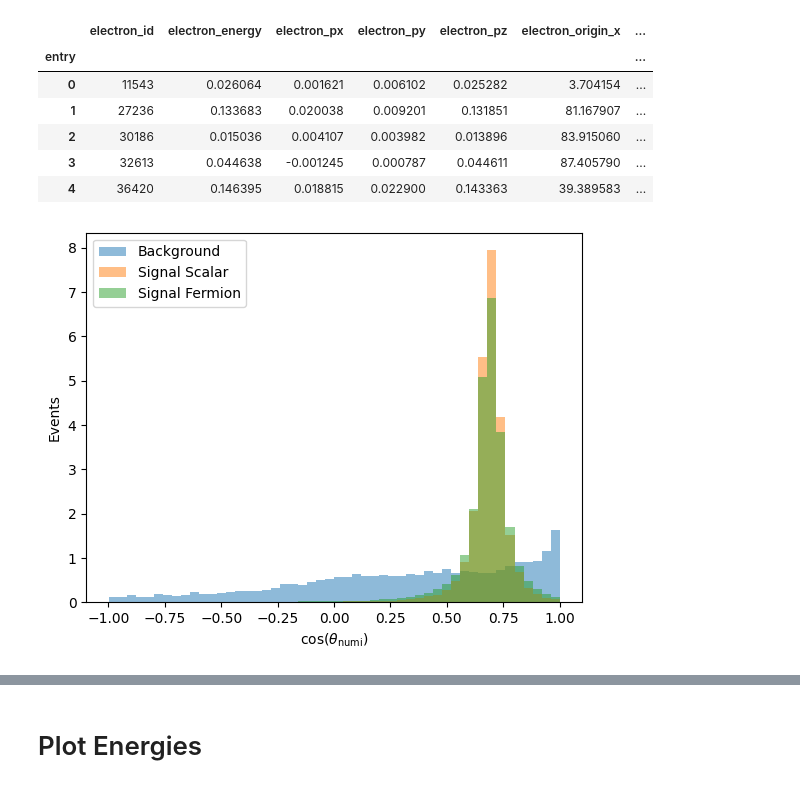
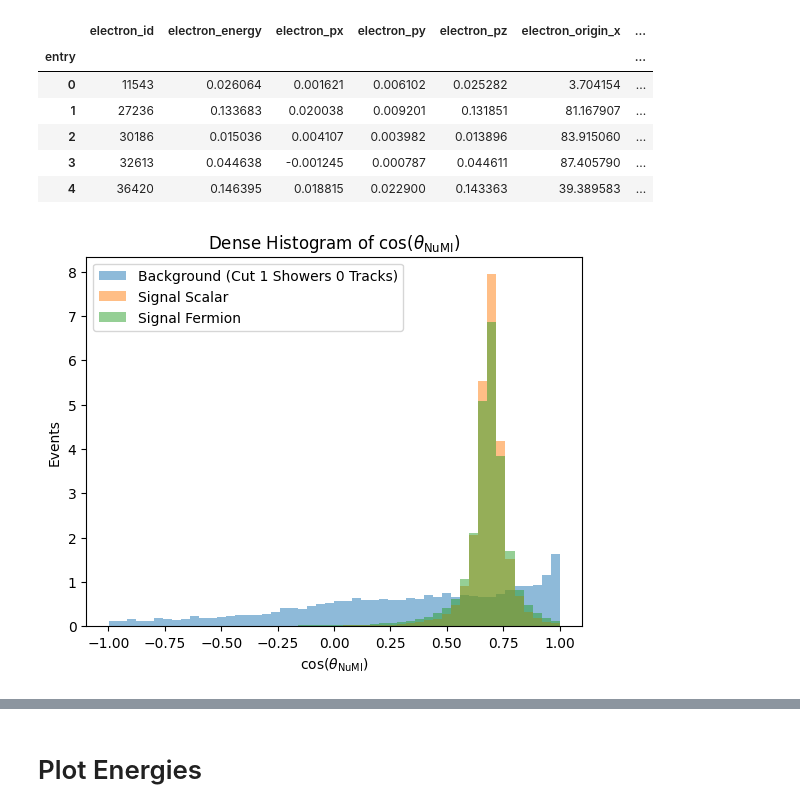
Before and after one commit to amh-137/DarkElectronScatter, a Jupyter notebook: notebooks/background.ipynb, the cells around one changed output, grey strips where cells are left out. Saved outputs shown, nothing was run; the diff lists cells and outputs as text; code cells hidden in the pictures.

Commit message:
Better titles, savefig costhetanumi

```diff
--- a/notebooks/background.ipynb
+++ b/notebooks/background.ipynb
@@ -154,19 +154,21 @@ Error with file: eta_fermion_ma_0.02_dt_0.33.root
 # %%
 # Now get the directional distributions of these events.
 # lets use cos(theta_numi), as that worked well last time
 # should check cos(theta_numi) for the signal events too
 
 fig = plt.figure()
 ax = fig.add_subplot(111)
-_, bins, _ =ax.hist(bkg_total['cos_theta_numi'], bins=50, alpha=0.5, label='Background', density=True)
+_, bins, _ =ax.hist(bkg_total['cos_theta_numi'], bins=50, alpha=0.5, label='Background (Cut 1 Showers 0 Tracks)', density=True)
 ax.hist(sig_scalar_df['cos_theta_numi'], bins=bins, alpha=0.5, label='Signal Scalar', density=True)
 ax.hist(sig_fermion_df['cos_theta_numi'], bins=bins, alpha=0.5, label='Signal Fermion', density=True)
 
-ax.set(xlabel=r"$\cos(\theta_{\text{numi}})$", ylabel="Events")
+ax.set(xlabel=r"$\cos(\theta_{\text{NuMI}})$", ylabel="Events", title=r"Dense Histogram of $\cos(\theta_{\text{NuMI}})$")
 ax.legend()
+fig.savefig("../plots/cos_theta_numi_all.png")
+fig.savefig("../plots/cos_theta_numi_all.pdf")
 plt.show()
 # %% [output]
-[figure, old version]
+[figure, new version]
 # %%
 # get the signal data
 sig_path = "../data/root/BdNMC/"
```
